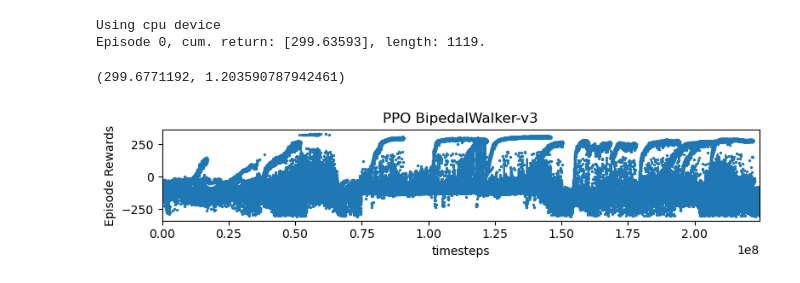
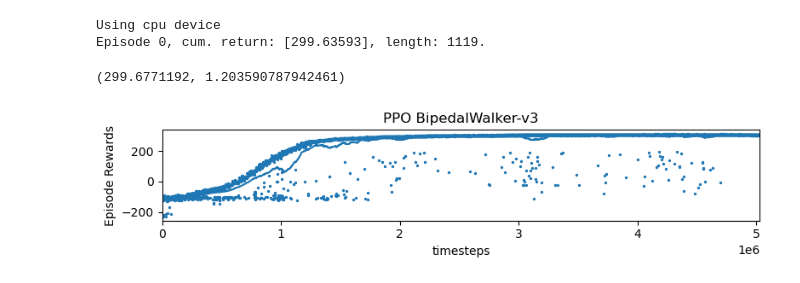
Before and after one commit to daniel-macrae/DRL-Assignment-2023, a Jupyter notebook: Part2/Evaluate Trained Model.ipynb, the cells around one changed output. Drawn from its saved outputs; the diff is of its cells as text; code cells hidden in the pictures.

```diff
--- a/Part2/Evaluate Trained Model.ipynb
+++ b/Part2/Evaluate Trained Model.ipynb
@@ -92,13 +94,13 @@ evaluate_policy(model=loadedModel, env=test_env, n_eval_episodes=10)
 # %%
 from stable_baselines3.common import results_plotter
 
-log_dir = "gridsearch/"
+log_dir = "best/"
 plot_title = "PPO BipedalWalker-v3"
 timesteps = 5e7
 
 # Helper from the library
-results_plotter.plot_results(
+fig = results_plotter.plot_results(
     [log_dir], None, results_plotter.X_TIMESTEPS, plot_title
 )
 # %% [output]
-[figure, old version]
+[figure, new version]
```
Also changed, not shown: parts of 9 cells of this notebook, 4 other files.
